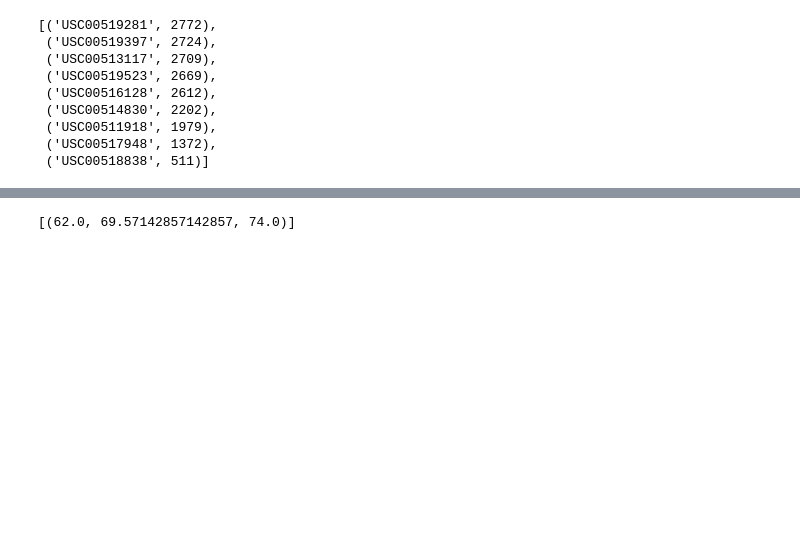
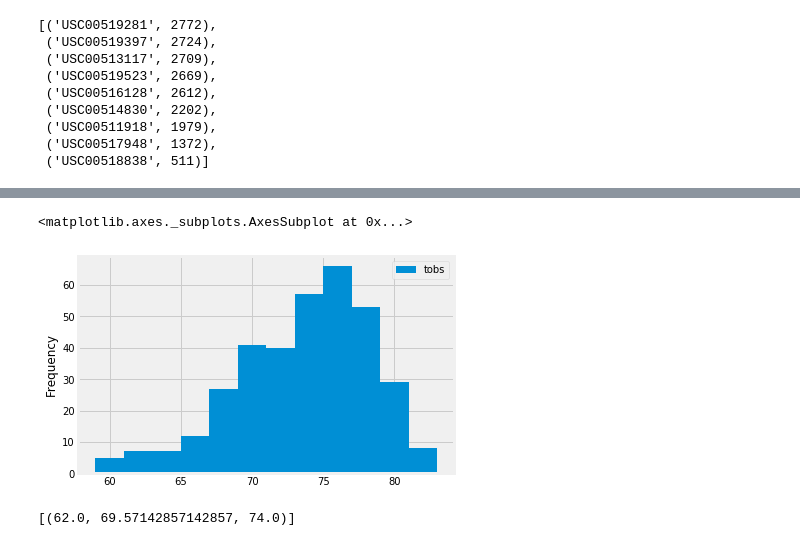
Before and after one commit to fender190/sqlalchemy-challenge, a Jupyter notebook: Surfs-Up(SQL Alchemy HW).ipynb, the cells around one changed output, grey strips where cells are left out. Saved outputs shown, nothing was run; the diff lists cells and outputs as text; code cells hidden in the pictures; blank space fills up the shorter version.

```diff
--- a/Surfs-Up(SQL Alchemy HW).ipynb
+++ b/Surfs-Up(SQL Alchemy HW).ipynb
@@ -115,6 +115,13 @@ Stations_Count
 # %%
 # What are the most active stations? (i.e. what stations have the most rows)?
 # List the stations and the counts in descending order.
+
+msnt_query = [Measurement.station,func.count(Measurement.id)]
+Most_Active_STN = session.query(*msnt_query).\
+    group_by(Measurement.station).\
+    order_by(func.count(Measurement.id).desc()).all()
+
+Most_Active_STN
 # %% [output]
 [('USC00519281', 2772),
  ('USC00519397', 2724),
@@ -133,3 +164,11 @@ Stations_Count
 # %%
 # Choose the station with the highest number of temperature observations.
 # Query the last 12 months of temperature observation data for this station and plot the results as a histogram
+
+measurement_query = session.query(Measurement.tobs).\
+    filter(Measurement.station == Most_Active_STN[0][0]).\
+    filter(Measurement.date >= Last_year_date).all()
+temps_qu = list(np.ravel(measurement_query))
+
+station_query = [Station.station,Station.name,Station.latitude,Station.longitude,Station.elevation]
+station_query_data = session.query(*station_query).all()
@@ -138,3 +175,13 @@ Stations_Count
+# %%
+# convert to data frame
+
+measurement_df = pd.DataFrame(measurement_query)
+
+#histogram plot with pandas
+measurement_df.plot(kind='hist', bins=12)
+# %% [output]
+<matplotlib.axes._subplots.AxesSubplot at 0x...>
+[figure, added]
 # %%
 # This function called `calc_temps` will accept start date and end date in the format '%Y-%m-%d'
 # and return the minimum, average, and maximum temperatures for that range of dates
```
Also changed, not shown: parts of 3 cells of this notebook.
